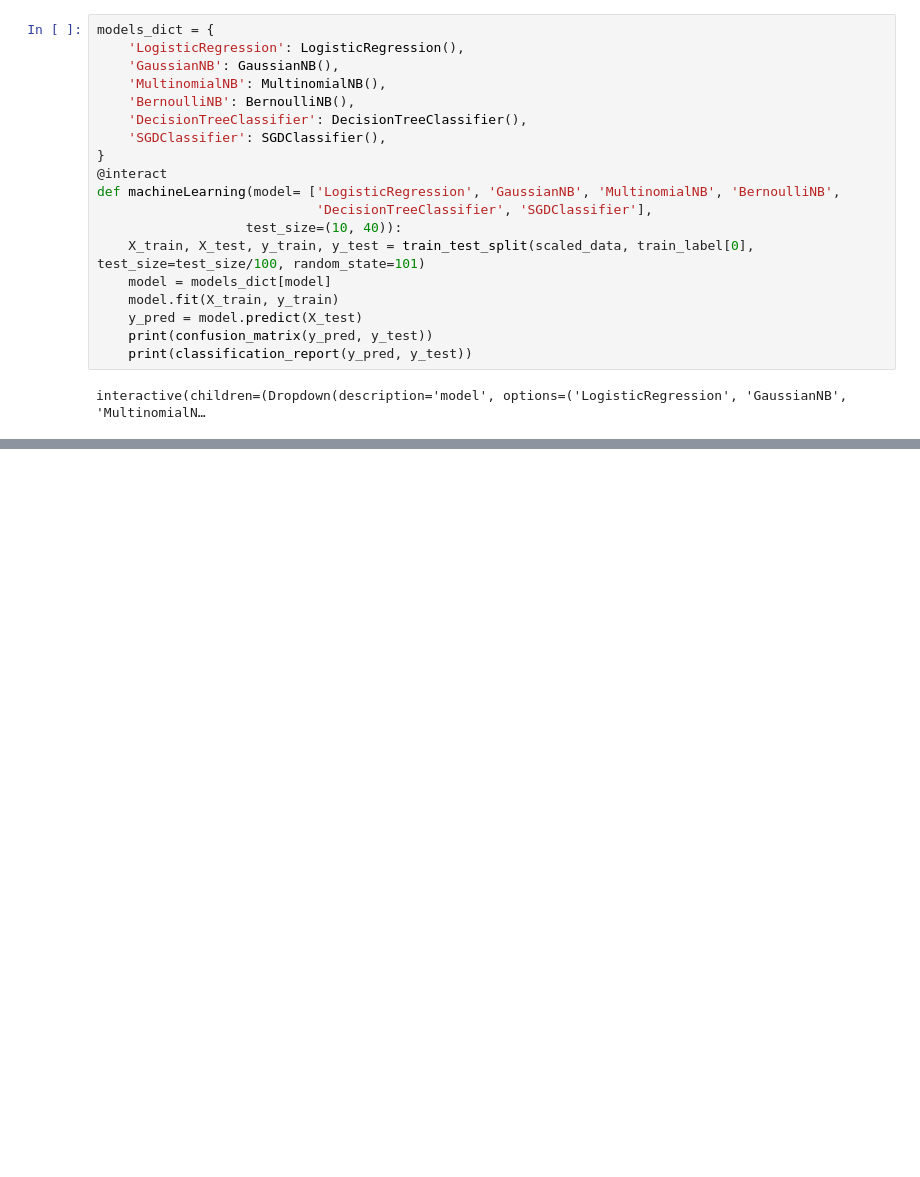
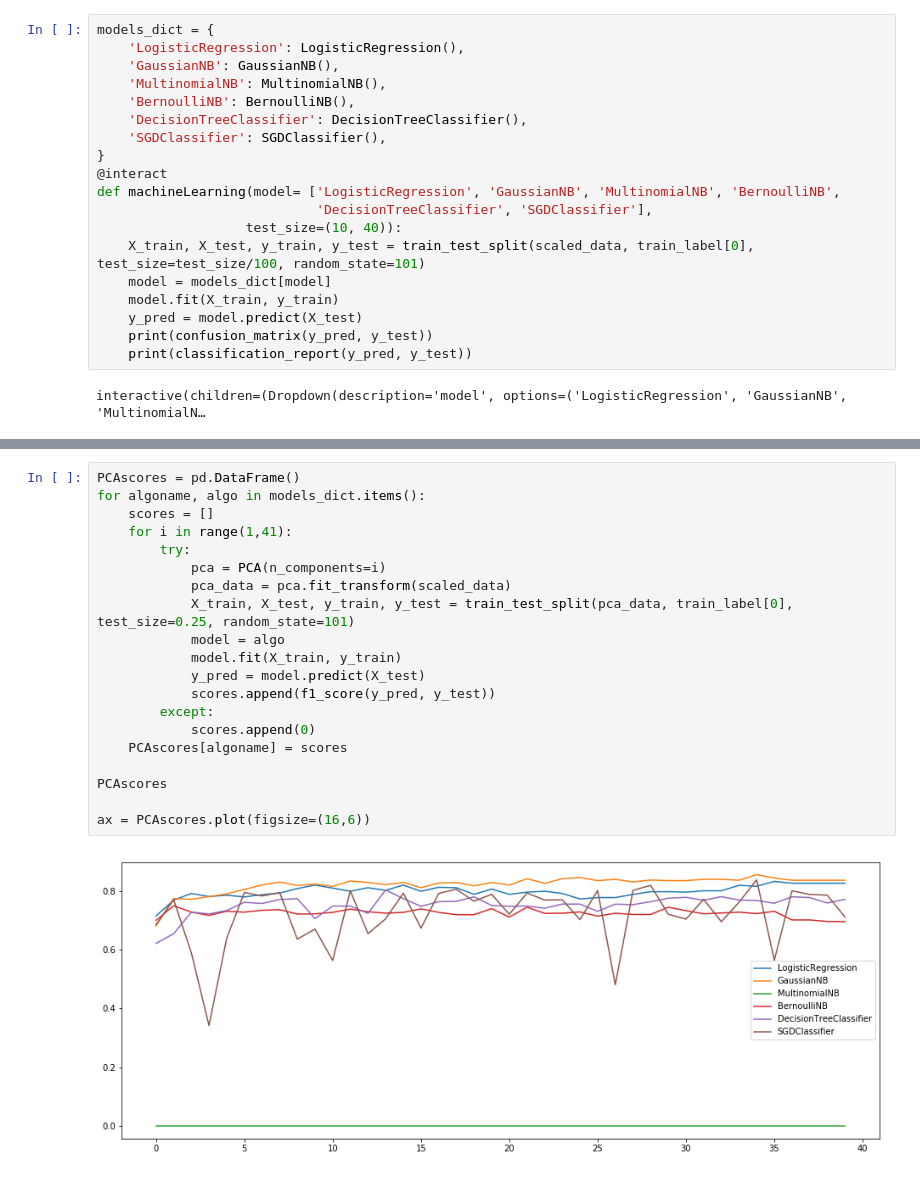
Before and after one commit to Ritvik19/Data_Science_London-Scikit_Learn-Kaggle, a Jupyter notebook: v2.ipynb, the cells around one changed output, grey strips where cells are left out. Drawn from its saved outputs; the diff is of its cells as text; blank space fills up the shorter version.

```diff
--- a/v2.ipynb
+++ b/v2.ipynb
@@ -142,0 +169,22 @@ ax.set_xticklabels(confusionmatrix.Metric)
+# %%
+PCAscores = pd.DataFrame()
+for algoname, algo in models_dict.items():
+    scores = []
+    for i in range(1,41):
+        try:
+            pca = PCA(n_components=i)
+            pca_data = pca.fit_transform(scaled_data)
+            X_train, X_test, y_train, y_test = train_test_split(pca_data, train_label[0], test_size=0.25, random_state=101)
+            model = algo
+            model.fit(X_train, y_train)
+            y_pred = model.predict(X_test)
+            scores.append(f1_score(y_pred, y_test))
+        except:
+            scores.append(0)
+    PCAscores[algoname] = scores
+
+PCAscores
+
+ax = PCAscores.plot(figsize=(16,6))
+# %% [output]
+[figure, added]
```
Also changed, not shown: parts of 7 cells of this notebook.
